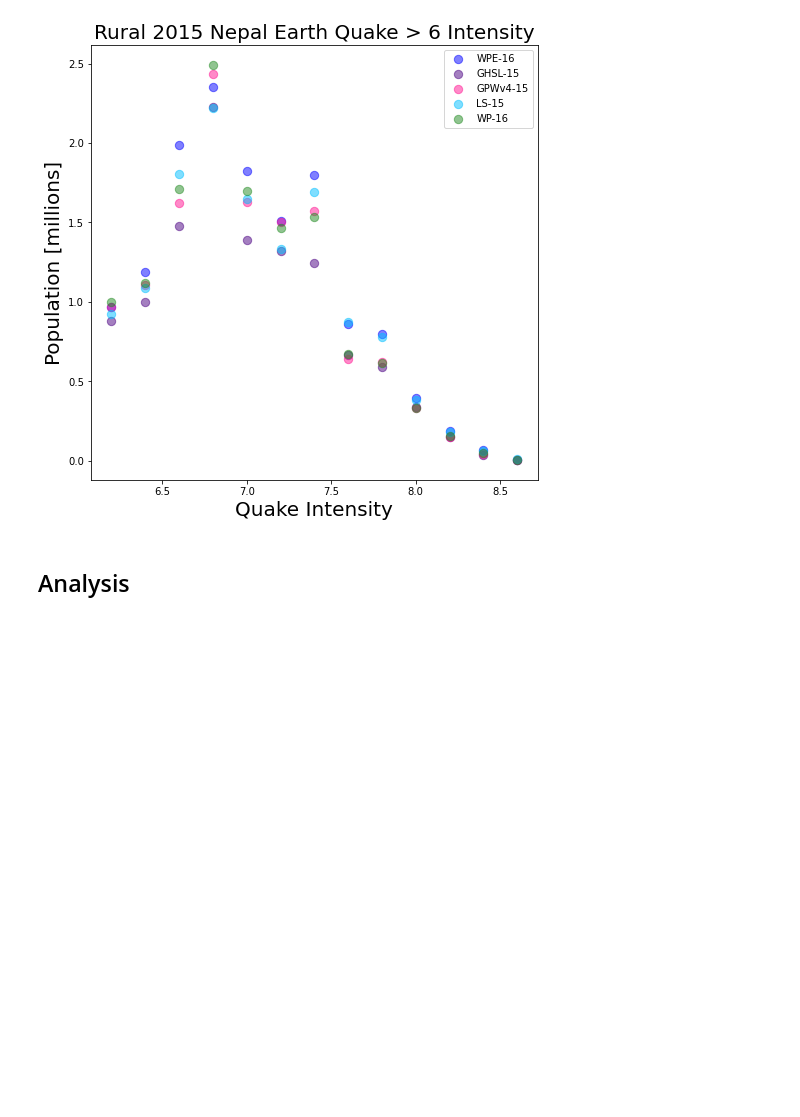
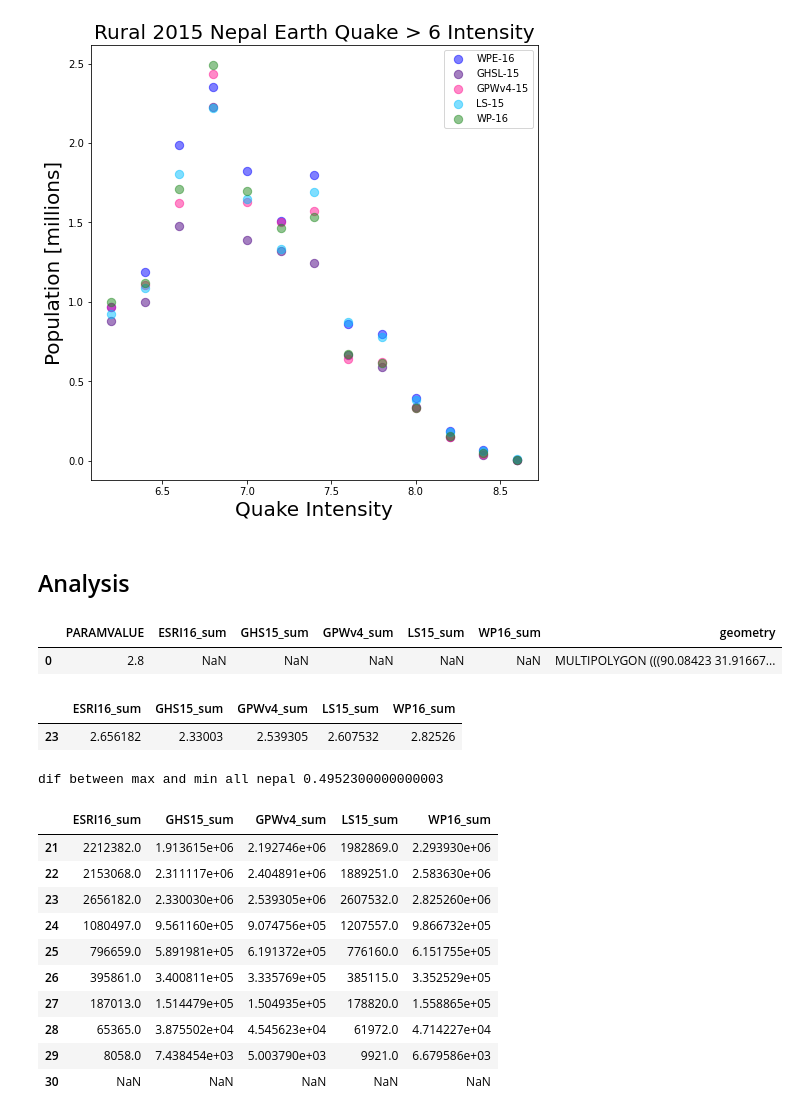
Before and after one commit to cascadet/PopGridCompare-ms, a Jupyter notebook: notebooks/Step5_NepalQuake.ipynb, the cells around one changed output. Drawn from its saved outputs; the diff is of its cells as text; code cells hidden in the pictures; blank space fills up the shorter version.

```diff
--- a/notebooks/Step5_NepalQuake.ipynb
+++ b/notebooks/Step5_NepalQuake.ipynb
@@ -276,5 +276,36 @@ plt.savefig(fig_out, dpi = 300, facecolor = 'white', bbox_inches='tight')
 [figure]
 # %% [markdown]
 ## Analysis
+# %%
+# All
+fn_in = DATA_PATH+'/processed/nepal_quake_pop.shp'
+all_pop = gpd.read_file(fn_in)
+df_all.head(1)
+# %% [output]
+|  | PARAMVALUE | ESRI16_sum | GHS15_sum | GPWv4_sum | LS15_sum | WP16_sum | geometry |
+| 0 | 2.8 | NaN | NaN | NaN | NaN | NaN | MULTIPOLYGON (((90.08423 31.91667... |
+# %%
+all_pop [all_pop ['PARAMVALUE'] == 7.4].iloc[:,1:-1] / 10**6
+# %% [output]
+|  | ESRI16_sum | GHS15_sum | GPWv4_sum | LS15_sum | WP16_sum |
+| 23 | 2.656182 | 2.33003 | 2.539305 | 2.607532 | 2.82526 |
+# %%
+print('dif between max and min all nepal', 2.82526 - 2.33003)
+# %% [output]
+dif between max and min all nepal 0.4952300000000003
+# %%
+all_pop [all_pop ['PARAMVALUE'] > 6.8].iloc[:,1:-1]
+# %% [output]
+|  | ESRI16_sum | GHS15_sum | GPWv4_sum | LS15_sum | WP16_sum |
+| 21 | 2212382.0 | 1.913615e+06 | 2.192746e+06 | 1982869.0 | 2.293930e+06 |
+| 22 | 2153068.0 | 2.311117e+06 | 2.404891e+06 | 1889251.0 | 2.583630e+06 |
+| 23 | 2656182.0 | 2.330030e+06 | 2.539305e+06 | 2607532.0 | 2.825260e+06 |
+| 24 | 1080497.0 | 9.561160e+05 | 9.074756e+05 | 1207557.0 | 9.866732e+05 |
+| 25 | 796659.0 | 5.891981e+05 | 6.191372e+05 | 776160.0 | 6.151755e+05 |
+| 26 | 395861.0 | 3.400811e+05 | 3.335769e+05 | 385115.0 | 3.352529e+05 |
+| 27 | 187013.0 | 1.514479e+05 | 1.504935e+05 | 178820.0 | 1.558865e+05 |
+| 28 | 65365.0 | 3.875502e+04 | 4.545623e+04 | 61972.0 | 4.714227e+04 |
+| 29 | 8058.0 | 7.438454e+03 | 5.003790e+03 | 9921.0 | 6.679586e+03 |
+| 30 | NaN | NaN | NaN | NaN | NaN |
 # %%
 # All
```
Also changed, not shown: parts of 7 cells of this notebook.
